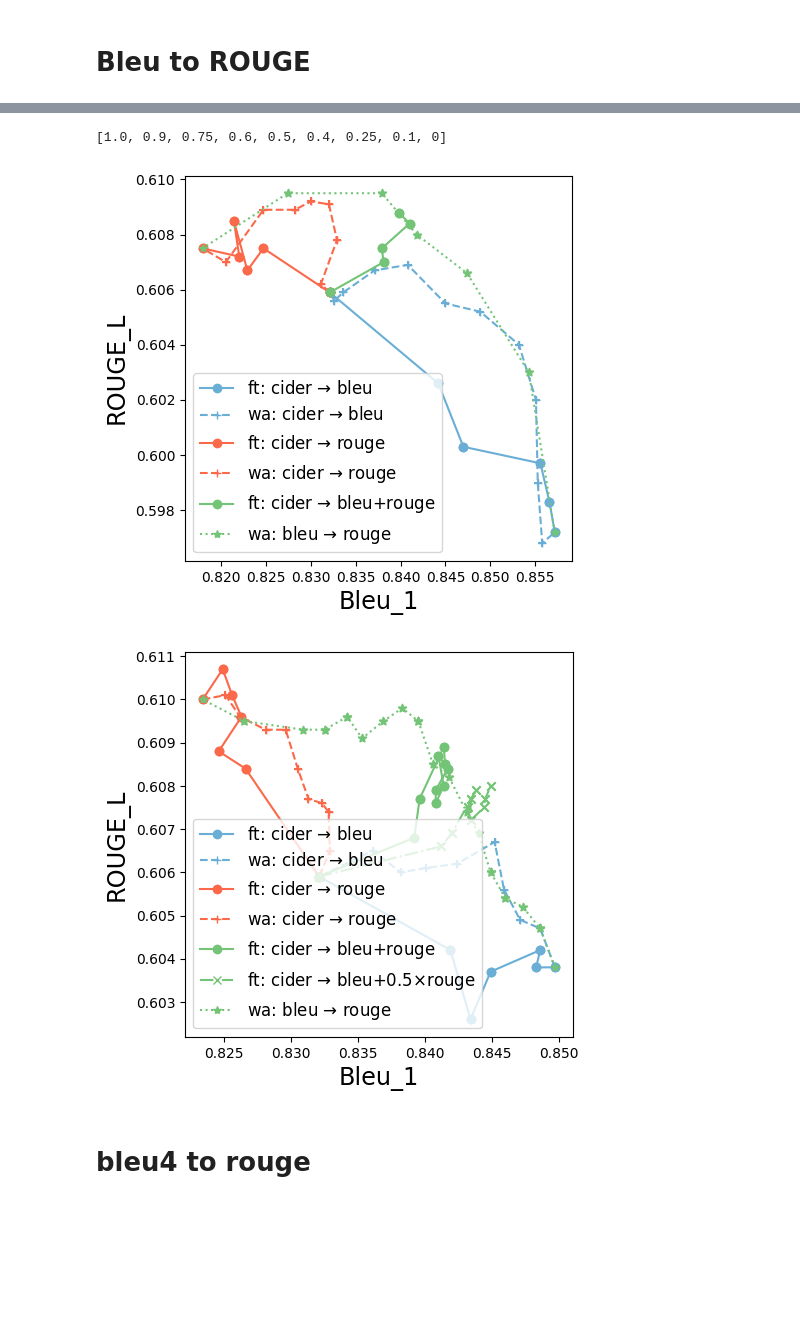
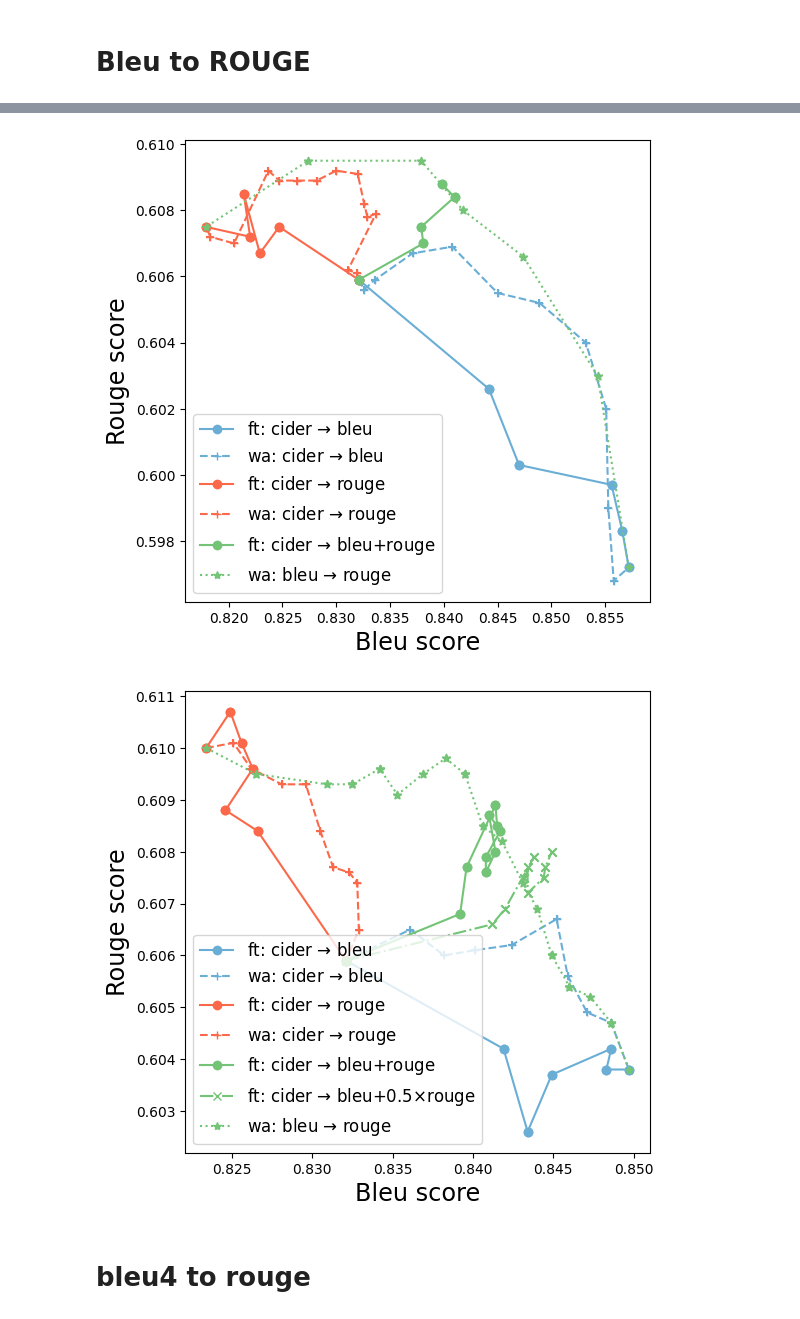
Before and after one commit to alexrame/domainbedv2, a Jupyter notebook: notebooks/rl/captioning/wa_rl_captioning.ipynb, the cells around one changed output, grey strips where cells are left out. Cells and saved outputs as stored; diff of their text form; code cells hidden in the pictures; blank space fills up the shorter version.

```diff
--- a/notebooks/rl/captioning/wa_rl_captioning.ipynb
+++ b/notebooks/rl/captioning/wa_rl_captioning.ipynb
@@ -16,15 +16,15 @@ sys.path.append("/data/rame/logs_experiments_notebook/")
 plot.plt.rcParams["figure.figsize"] = (6, 6)
 # plot.plt.rcParams['text.usetex'] = True
 # plot.plt.rcParams['font.family'] = 'serif'
-# plot.plt.rcParams['font.serif'] = 'Times Roman'
+plot.plt.rcParams['font.serif'] = 'Times Roman'
 # plot.FORMAT_X = 1
 # plot.FORMAT_Y = 3
 plot.dict_key_to_label.update(
     {
-        "ROUGE_L": "rouge score",
-        "Bleu_1": "bleu score",
-        "Bleu_4": "bleu4 score",
-        "METEOR": "meteor score"
+        "ROUGE_L": "Rouge score",
+        "Bleu_1": "Bleu score",
+        "Bleu_4": "Bleu4 score",
+        "METEOR": "Meteor score"
     }
 )
 # %%
@@ -32,6 +32,8 @@ from captioning import fts_bleu4, fts_bleu, fts_rouge, fts_meteor, fts_bleurouge
 from captioning import e2e_bleu, e2e_bleu4, e2e_rouge, e2e_bleurouge, e2e_bleu4rouge, e2e_meteor, e2e_bleubleu4, e2e_bleumeteor
 # %% [markdown]
 # bleu to bleu4
+# %%
+do_save= True
 # %%
 fig_dr = plot.plot_key(
     [
@@ -99,7 +102,4 @@ fig_dr = plot.plot_key(
 # %%
-plot.plt.rcParams["figure.figsize"] = (6, 6)
-# plot.SIZE_AXIS = "small"
-# plot.SIZE = "small"
 fig_dr = plot.plot_key(
     [
         fts_bleu.l_step,
@@ -121,7 +121,7 @@ fig_dr = plot.plot_key(
         r"RL $bleu+meteor$ reward",
         r"WA $meteor \to bleu$",
     ],
-    loc="best",
+    loc="lower left",
     # keycolor="lambda",
     colormaps=[
         "Blues",
@@ -137,10 +137,6 @@ fig_dr = plot.plot_key(
     ],
     connect_points=True,
     order=2,
-    # _dict_key_to_limit={
-    #     "Bleu_1": [0.78, 0.86],
-    #     "ROUGE_L": [0.60, 0.612],
-    #     "METEOR": [0.29, 0.32]
-    # },
 )
+plot.save_fig(fig=fig_dr, name="captioning/pareto_captioning_bleutometeor.pdf", do_save=do_save)
 # %% [output]
@@ -179,7 +175,3 @@ Text(0.8378, 0.6088, '$\\frac{bleu+rouge}{2}$ ft')
-# %%
-[l["lambda"] for l in e2e_rouge.l_wa]
-# %% [output]
-[1.0, 0.9, 0.75, 0.6, 0.5, 0.4, 0.25, 0.1, 0]
 # %%
 fig_dr = plot.plot_key(
     [
@@ -192,43 +184,46 @@ fig_dr = plot.plot_key(
         r"ft: cider $\to$ bleu", r"wa: cider $\to$ bleu", r"ft: cider $\to$ rouge",
         r"wa: cider $\to$ rouge", r"ft: cider $\to$ bleu+rouge", r"wa: bleu $\to$ rouge"
     ],
-    loc="best",
+    loc="lower left",
     # keycolor="lambda",
     colormaps=['Blues', 'Blues', 'Reds', 'Reds', 'Greens', 'Greens'],
     linestyles=['solid', 'dashed', 'solid', 'dashed', "solid", 'dotted'],
     connect_points=True
 )
+
+plot.save_fig(fig=fig_dr, name="captioning/pareto_captioning_e2e_bleutorouge.pdf", do_save=do_save)
 # %% [output]
-[figure, old version]
+[figure, new version]
 # %%
 fig_dr = plot.plot_key(
     [
         fts_bleu.l_step, fts_bleu.l_wa_step5, fts_rouge.l_step, fts_rouge.l_wa_step5,
         fts_bleurouge.l_step, fts_bleurouge.l_step_15, fts_bleurouge.l_wa_epoch5
     ],
     key_x="Bleu_1",
     key_y="ROUGE_L",
     labels=[
         r"ft: cider $\to$ bleu", r"wa: cider $\to$ bleu", r"ft: cider $\to$ rouge",
         r"wa: cider $\to$ rouge", r"ft: cider $\to$ bleu+rouge",
         r"ft: cider $\to$ bleu+0.5$\times$rouge", r"wa: bleu $\to$ rouge"
     ],
-    loc="best",
+    loc="lower left",
     # keycolor="lambda",
     colormaps=['Blues', 'Blues', 'Reds', 'Reds', 'Greens', 'Greens', 'Greens'],
     linestyles=[
         'solid',
         'dashed',
         'solid',
         'dashed',
         "solid",
         "dashdot",
         'dotted',
     ],
     connect_points=True
 )
+plot.save_fig(fig=fig_dr, name="captioning/pareto_captioning_bleutorouge.pdf", do_save=do_save)
 # %% [output]
-[figure, old version]
+[figure, new version]
 # %% [markdown]
 # bleu4 to rouge
 # %%
```
Also changed, not shown: parts of 9 cells of this notebook, 4 other files.
